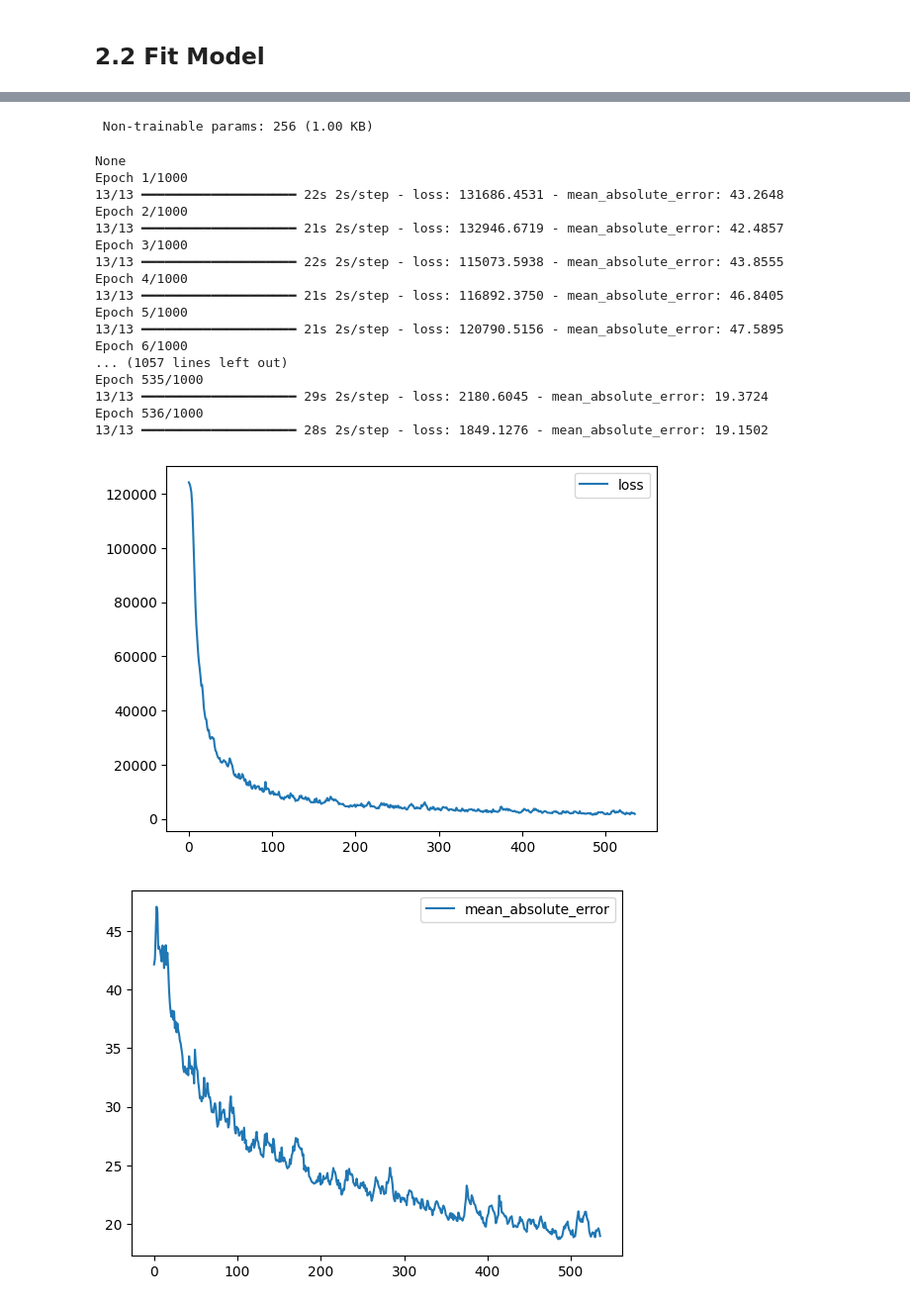
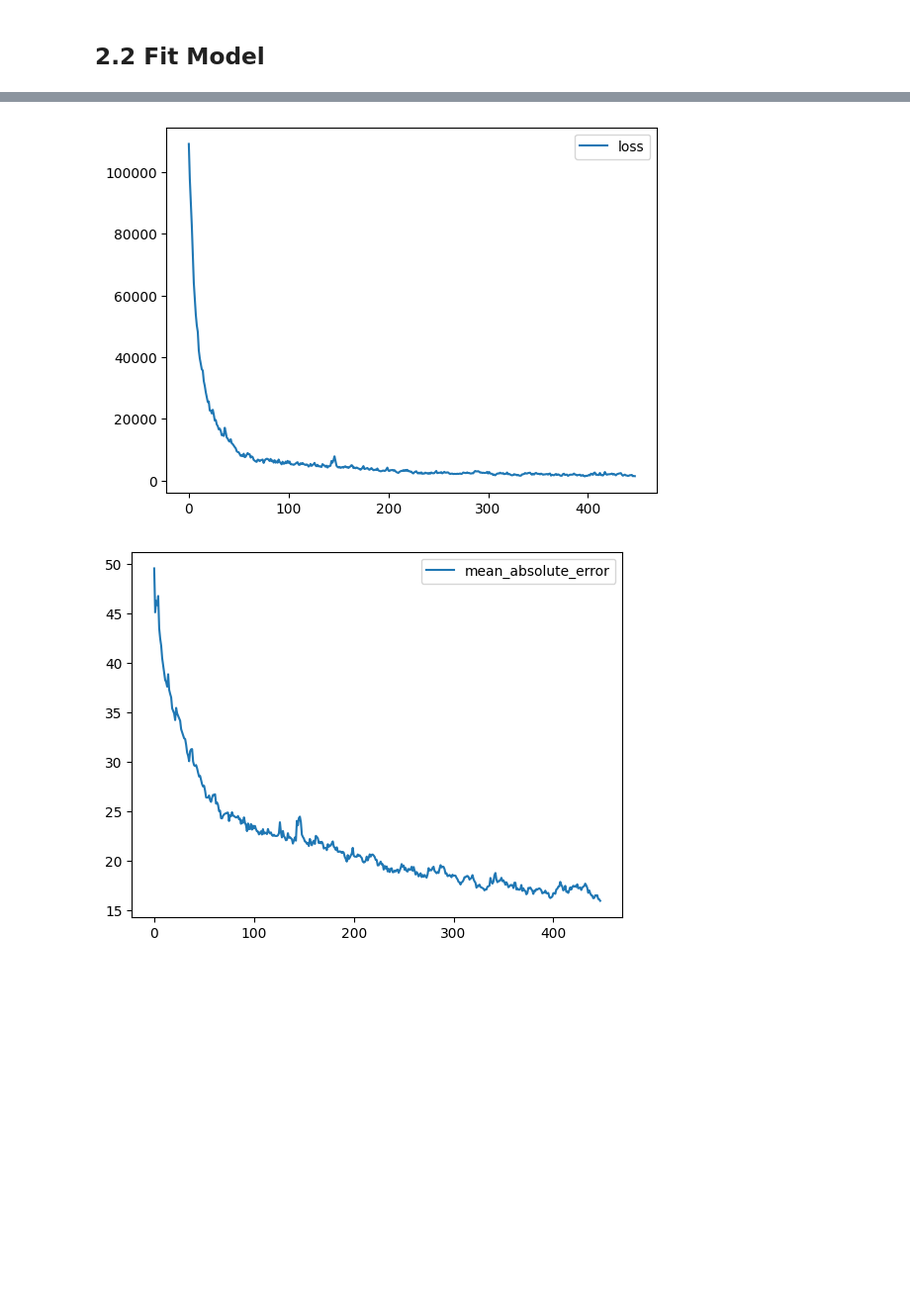
Before and after one commit to alexru26/chess-ai, a Jupyter notebook: src/main.ipynb, the cells around one changed output, grey strips where cells are left out. Shown at 99% size. Drawn from its saved outputs; the diff is of its cells as text; code cells hidden in the pictures; blank space fills up the shorter version.

```diff
--- a/src/main.ipynb
+++ b/src/main.ipynb
@@ -72,7 +72,7 @@ def split_boards(board):
 
 X_train = []
 y_train = []
-with open('../data/data0.csv', mode ='r') as file:
+with open('../data/data1.csv', mode ='r') as file:
     csvFile = csv.reader(file)
     next(csvFile) # skip headers
     for line in csvFile:
@@ -134,9 +134,9 @@ def create_model():
 # %% [markdown]
 ## 2.2 Fit Model
 # %%
-model = create_model()
+# model = create_model()
 
-# model = models.load_model('../models/ai.keras')
+model = models.load_model('../models/ai.keras')
 
 early_stopping = callbacks.EarlyStopping(
     monitor='loss',
@@ -185,20 +182,2 @@ Model: "functional"
- Non-trainable params: 256 (1.00 KB)
-None
-Epoch 1/1000
-13/13 ━━━━━━━━━━━━━━━━━━━━ 22s 2s/step - loss: 131686.4531 - mean_absolute_error: 43.2648
-Epoch 2/1000
-13/13 ━━━━━━━━━━━━━━━━━━━━ 21s 2s/step - loss: 132946.6719 - mean_absolute_error: 42.4857
-Epoch 3/1000
-13/13 ━━━━━━━━━━━━━━━━━━━━ 22s 2s/step - loss: 115073.5938 - mean_absolute_error: 43.8555
-Epoch 4/1000
-13/13 ━━━━━━━━━━━━━━━━━━━━ 21s 2s/step - loss: 116892.3750 - mean_absolute_error: 46.8405
-Epoch 5/1000
-13/13 ━━━━━━━━━━━━━━━━━━━━ 21s 2s/step - loss: 120790.5156 - mean_absolute_error: 47.5895
-Epoch 6/1000
-... (1057 lines left out)
-Epoch 535/1000
-13/13 ━━━━━━━━━━━━━━━━━━━━ 29s 2s/step - loss: 2180.6045 - mean_absolute_error: 19.3724
-Epoch 536/1000
-13/13 ━━━━━━━━━━━━━━━━━━━━ 28s 2s/step - loss: 1849.1276 - mean_absolute_error: 19.1502
-[figure, old version]
+[figure, new version]
-[figure, old version]
+[figure, new version]
```
Also changed, not shown: parts of 1 cell of this notebook, 1 other file.
